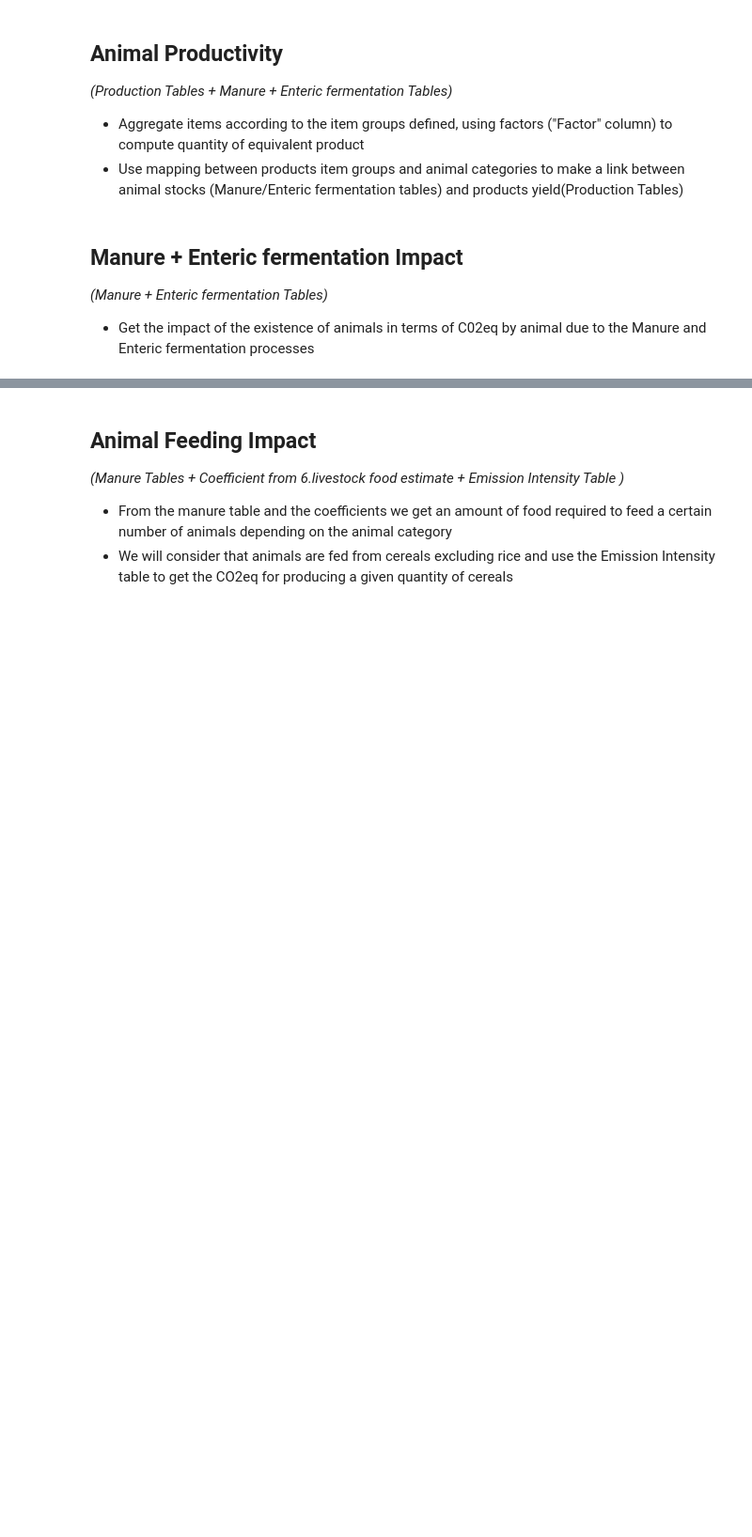
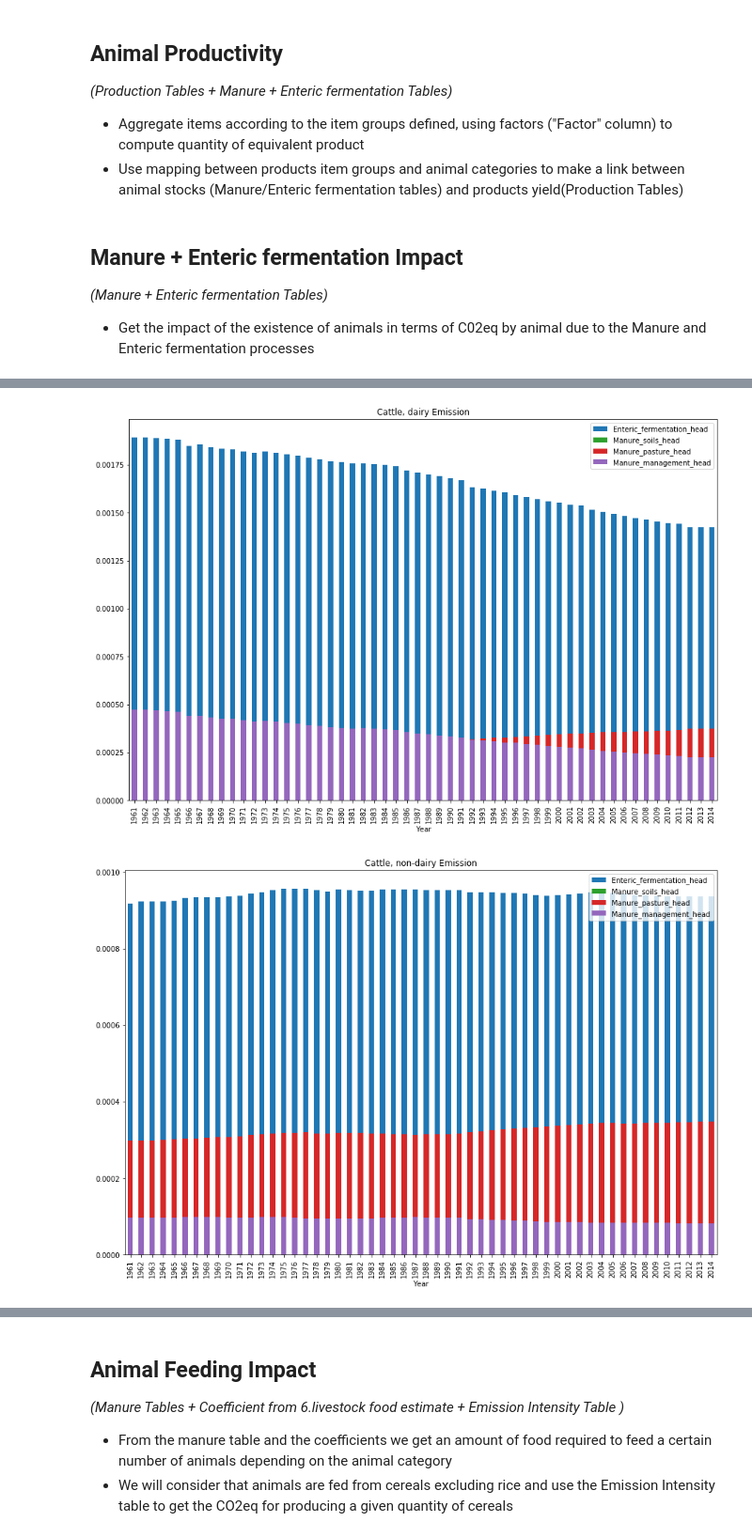
Before and after one commit to OthmanSefraoui/Data_story, a Jupyter notebook: milestone_2.ipynb, the cells around one changed output, grey strips where cells are left out. Shown at 94% size. Saved outputs shown, nothing was run; the diff lists cells and outputs as text; code cells hidden in the pictures; blank space fills up the shorter version.

```diff
--- a/milestone_2.ipynb
+++ b/milestone_2.ipynb
@@ -1946,0 +1996,6 @@ $$
+# %%
+df_stock = dfs_stock.manure_soils
+df_stock = df_stock[["Country Code","Country","Item","Year","Value"]]
+df_stock = df_stock.rename(columns={"Value":"Stock"})
+merged_emission = merged_emission.merge(df_stock,on=["Country","Item","Year", "Country Code"], how="left").fillna(0)
+merged_emission
@@ -1946,0 +2016,6 @@ $$
+# %%
+merged_emission["Manure_management_head"] = merged_emission["Manure_management"] / merged_emission["Stock"]
+merged_emission["Manure_soils_head"] = merged_emission["Manure_soils"] / merged_emission["Stock"]
+merged_emission["Manure_pasture_head"] = merged_emission["Manure_pasture"] / merged_emission["Stock"]
+merged_emission["Enteric_fermentation_head"] = merged_emission["Enteric fermentation"] / merged_emission["Stock"]
+merged_emission
@@ -1946,0 +2036,11 @@ $$
+# %%
+for animal in e["Item"].unique():
+    filtered_emission = merged_emission[(merged_emission["Country"]=="World") & (merged_emission["Item"]==animal)]
+    ax = filtered_emission.plot.bar(x="Year", y="Enteric_fermentation_head", figsize=(15,10))
+    filtered_emission.plot.bar(x="Year", y="Manure_soils_head", ax=ax, color="C2")
+    filtered_emission.plot.bar(x="Year", y="Manure_pasture_head", ax=ax, color="C3")
+    filtered_emission.plot.bar(x="Year", y="Manure_management_head", ax=ax, color="C4")
+    ax.set_title(str(animal)+" Emission")
+# %% [output]
+[figure, added]
+[figure, added]
```
Also changed, not shown: parts of 18 cells of this notebook, 10 other files.
